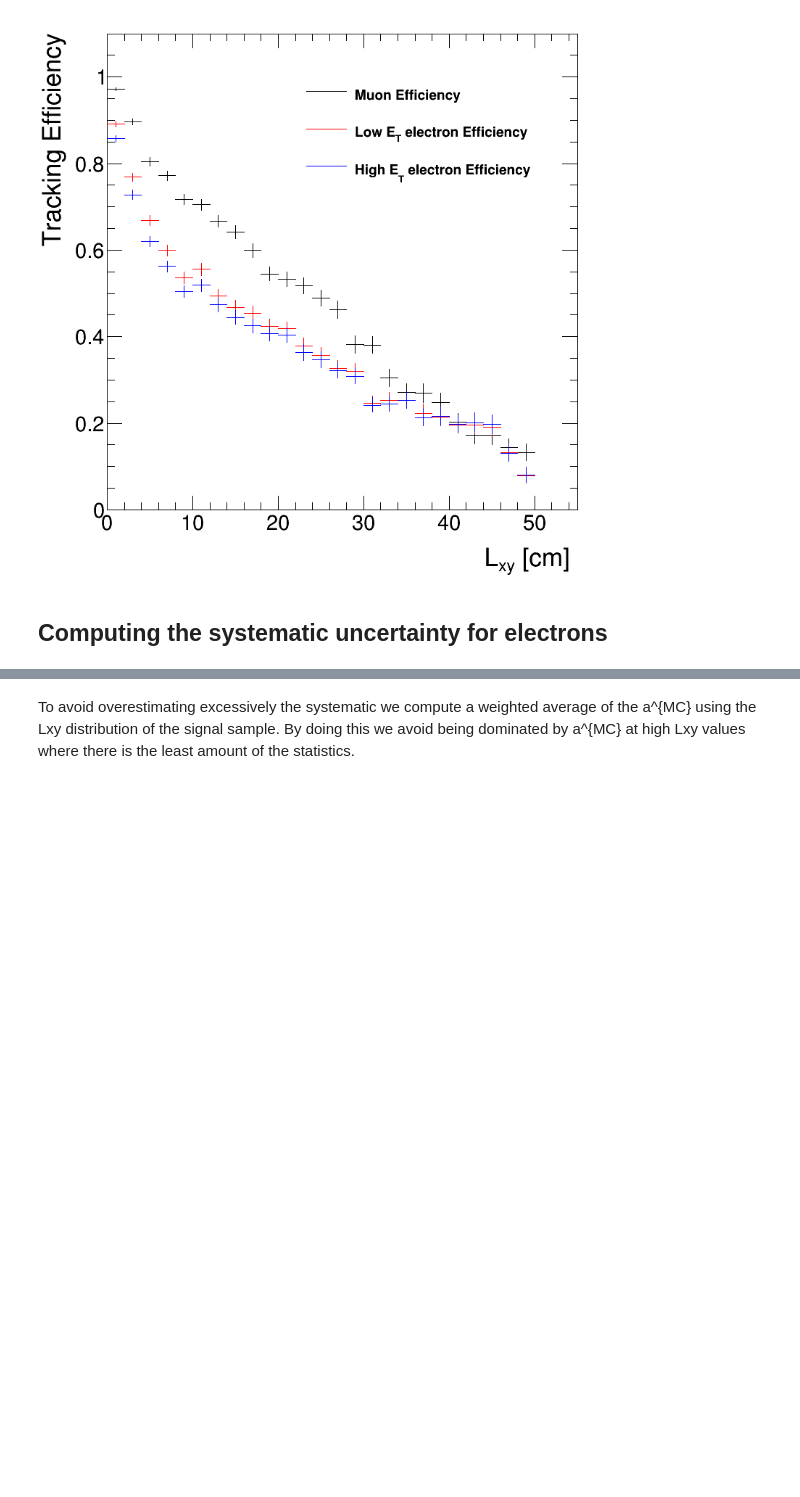
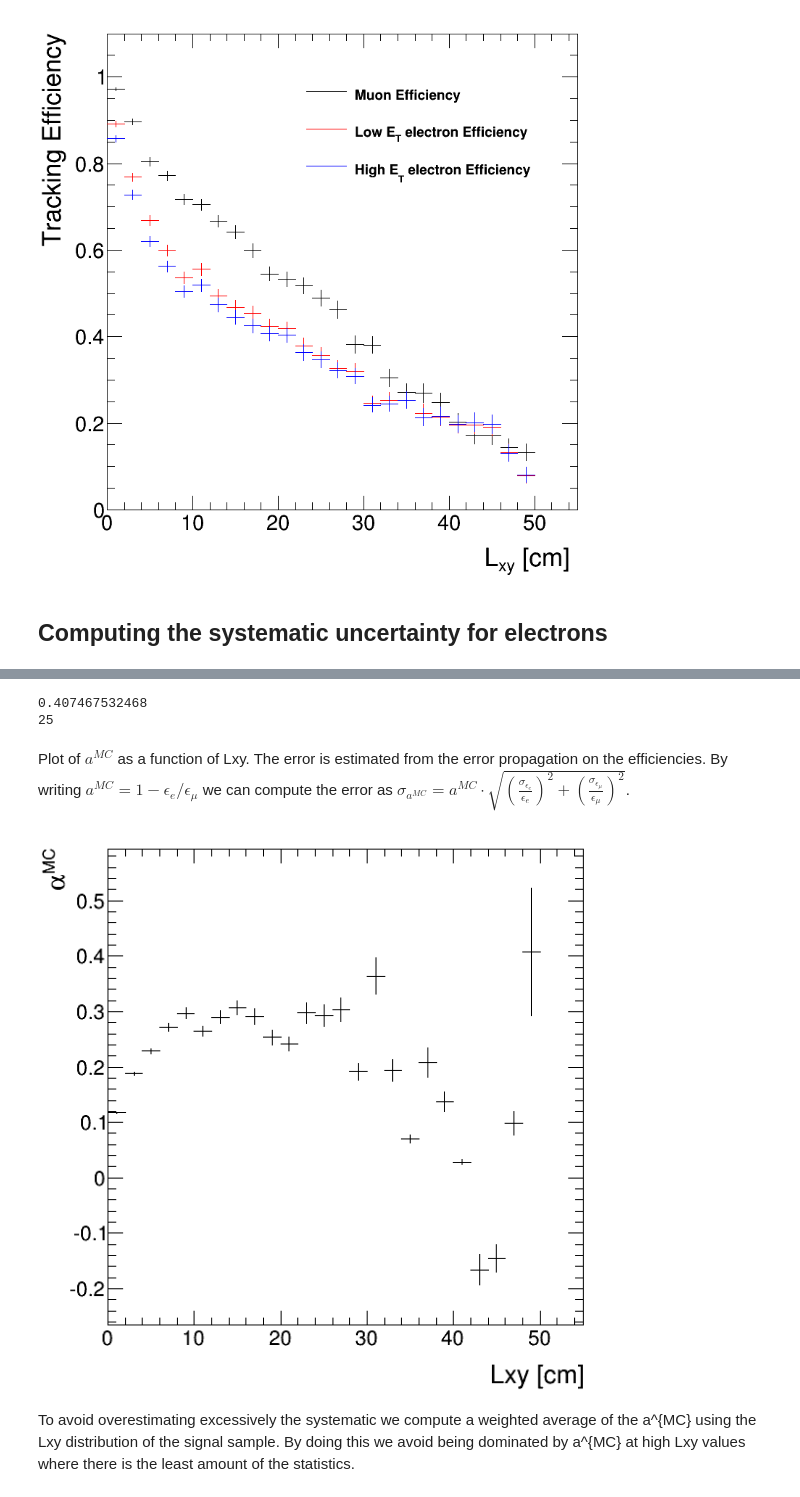
Before and after one commit to demattia/Notebooks, a Jupyter notebook: LeptonEfficiencyVsLxyFromMC.ipynb, the cells around one changed output, grey strips where cells are left out. Saved outputs shown, nothing was run; the diff lists cells and outputs as text; code cells hidden in the pictures; blank space fills up the shorter version.

```diff
--- a/LeptonEfficiencyVsLxyFromMC.ipynb
+++ b/LeptonEfficiencyVsLxyFromMC.ipynb
@@ -260,17 +265,0 @@ Maximum relative difference between muons and electrons efficiency in MC ($a^{MC
-# %%
-effRelDiffPlot = TH1F("effRelDiffPlot", "a^{MC}", nBins, 0, 50)
-
-effMaxRelDiff = 0
-binIndex = 0
-
-for i in range(1, nBins+1):
-    muEff = canvasAndEff[1].GetEfficiency(i)
-    diff = max( abs(muEff - canvasAndEffElecLow[1].GetEfficiency(i))/muEff, \
-                abs(muEff - canvasAndEffElecHigh[1].GetEfficiency(i))/muEff )
-    effRelDiffPlot.SetBinContent(i, diff)
-    if diff > effMaxRelDiff:
-        effMaxRelDiff = diff
-        binIndex = i
-
-print effMaxRelDiff
-print binIndex
@@ -289,3 +266,62 @@ effRelDiffCanvas
+# %%
+effMaxRelDiff = 0
+binIndex = 0
+
+effRelDiffX = []
+effRelDiffXErr = []
+effRelDiffY = []
+effRelDiffYErr = []
+
+for i in range(1, nBins+1):
+    muEff = canvasAndEff[1].GetEfficiency(i)
+    # diff = max( abs(muEff - canvasAndEffElecLow[1].GetEfficiency(i)),
+    #             abs(muEff - canvasAndEffElecHigh[1].GetEfficiency(i)) )/muEff
+    if abs(muEff - canvasAndEffElecLow[1].GetEfficiency(i)) > abs(muEff - canvasAndEffElecHigh[1].GetEfficiency(i)):
+        diff = (muEff - canvasAndEffElecLow[1].GetEfficiency(i))/muEff
+    else:
+        diff = (muEff - canvasAndEffElecHigh[1].GetEfficiency(i))/muEff
+
+    muEffMaxErrTerm = max( canvasAndEff[1].GetEfficiencyErrorLow(i),
+                           canvasAndEff[1].GetEfficiencyErrorUp(i) )/muEff
+    if abs(muEff - canvasAndEffElecLow[1].GetEfficiency(i)) > abs(muEff - canvasAndEffElecHigh[1].GetEfficiency(i)):
+        eMaxErrTerm = max( canvasAndEffElecLow[1].GetEfficiencyErrorLow(i),
+                           canvasAndEffElecLow[1].GetEfficiencyErrorUp(i) )/canvasAndEffElecLow[1].GetEfficiency(i)
+    else:
+        eMaxErrTerm = max( canvasAndEffElecHigh[1].GetEfficiencyErrorLow(i),
+                           canvasAndEffElecHigh[1].GetEfficiencyErrorUp(i) )/canvasAndEffElecHigh[1].GetEfficiency(i)
+    diffErr = abs(diff*ROOT.Math.sqrt(eMaxErrTerm**2 + muEffMaxErrTerm**2))
+    # print "error["+str(i)+"] =", diffErr
+
+    effRelDiffX.append(2*i-1)
+    effRelDiffXErr.append(1)
+    effRelDiffY.append(diff)
+    effRelDiffYErr.append(diffErr)
+
+    if diff > effMaxRelDiff:
+        effMaxRelDiff = diff
+        binIndex = i
+
+print effMaxRelDiff
+print binIndex
+# %% [output]
+0.407467532468
+25
+# %% [markdown]
+Plot of $a^{MC}$ as a function of Lxy. The error is estimated from the error propagation on the efficiencies.
+By writing $a^{MC} = 1-\epsilon_{e}/\epsilon_{\mu}$ we can compute the error as $\sigma_{a^{MC}} = a^{MC}\cdot\sqrt{(\frac{\sigma_{\epsilon_{e}}}{\epsilon_{e}})^2 + (\frac{\sigma_{\epsilon_{\mu}}}{\epsilon_{\mu}})^2}$.
+# %%
+from array import array
+import math
+effRelDiffCanvas = rootnotes.canvas("EffRelDiffCanvas", (600,600))
+effRelDiffGraph = ROOT.TGraphErrors(nBins, array('d', effRelDiffX), array('d', effRelDiffY),
+                                    array('d', effRelDiffXErr), array('d', effRelDiffYErr))
+effRelDiffGraph.Draw("AP")
+effRelDiffGraph.GetXaxis().SetTitle("Lxy [cm]")
+effRelDiffGraph.GetYaxis().SetTitle("#alpha^{MC}")
+effRelDiffCanvas
+# effRelDiffCanvas.SaveAs("aMCvsLxy.pdf")
+# %% [output]
+[figure, added]
 # %% [markdown]
 To avoid overestimating excessively the systematic we compute a weighted average of the a^{MC} using the Lxy distribution of the signal sample.
 By doing this we avoid being dominated by a^{MC} at high Lxy values where there is the least amount of the statistics.
```
Also changed, not shown: parts of 11 cells of this notebook.
